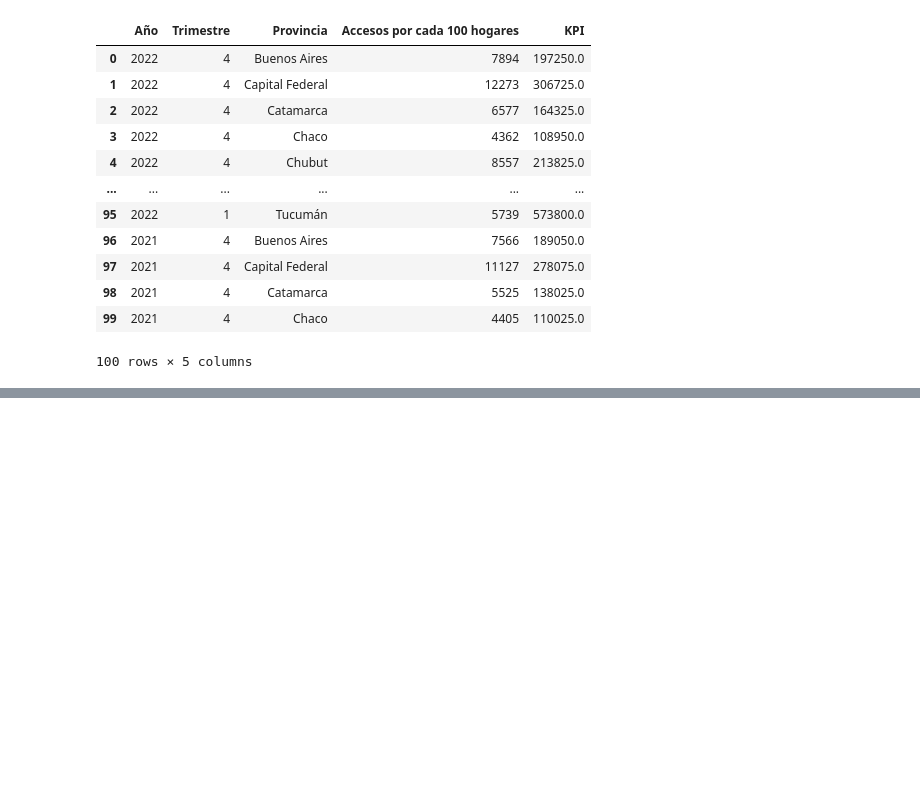
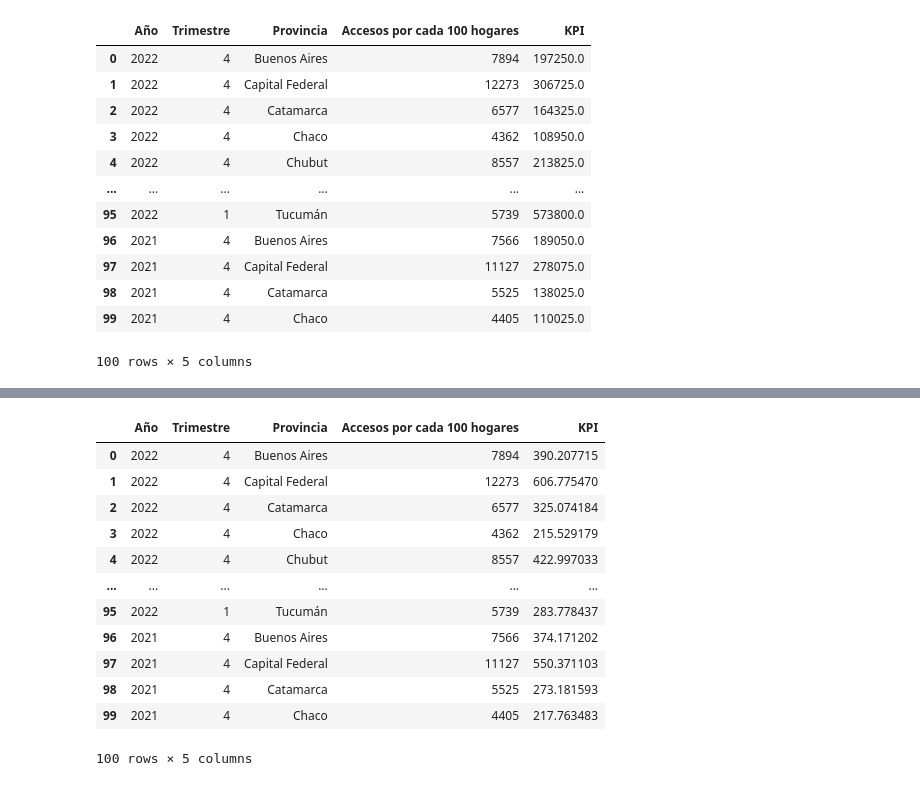
Before and after one commit to Chinaskidev/VecinoNet_Proyecto, a Jupyter notebook: tele_ENACOM_EDA.ipynb, the cells around one changed output, grey strips where cells are left out. Cells and saved outputs as stored; diff of their text form; code cells hidden in the pictures; blank space fills up the shorter version.

```diff
--- a/tele_ENACOM_EDA.ipynb
+++ b/tele_ENACOM_EDA.ipynb
@@ -705,0 +719,20 @@ plt.show()
+# %%
+# Creo el nuevo KPI
+df5['KPI'] = ((df5['Accesos por cada 100 hogares'] - df5['Trimestre']) / df5['Año']) * 100
+
+# Visualizo las 100 primeras filas
+df5.head(100)
+# %% [output]
+|  | Año | Trimestre | Provincia | Accesos por cada 100 hogares | KPI |
+| 0 | 2022 | 4 | Buenos Aires | 7894 | 390.207715 |
+| 1 | 2022 | 4 | Capital Federal | 12273 | 606.775470 |
+| 2 | 2022 | 4 | Catamarca | 6577 | 325.074184 |
+| 3 | 2022 | 4 | Chaco | 4362 | 215.529179 |
+| 4 | 2022 | 4 | Chubut | 8557 | 422.997033 |
+| ... | ... | ... | ... | ... | ... |
+| 95 | 2022 | 1 | Tucumán | 5739 | 283.778437 |
+| 96 | 2021 | 4 | Buenos Aires | 7566 | 374.171202 |
+| 97 | 2021 | 4 | Capital Federal | 11127 | 550.371103 |
+| 98 | 2021 | 4 | Catamarca | 5525 | 273.181593 |
+| 99 | 2021 | 4 | Chaco | 4405 | 217.763483 |
+100 rows × 5 columns
```
Also changed, not shown: parts of 8 cells of this notebook.
